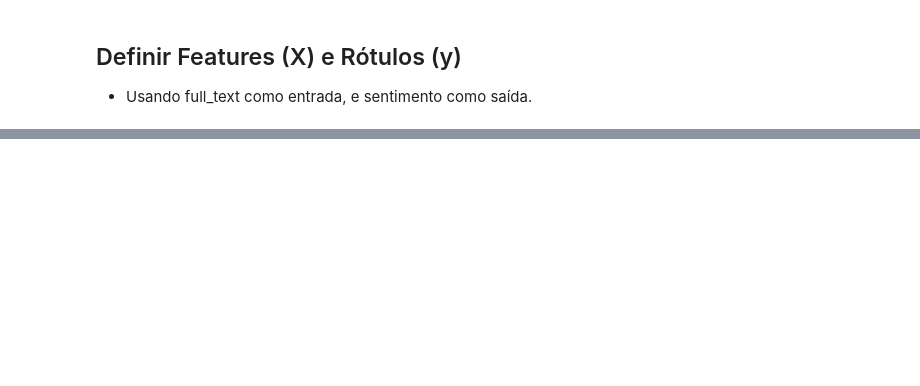
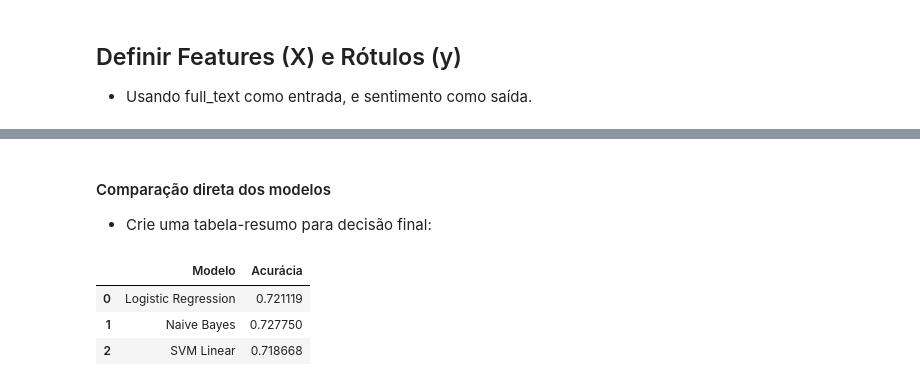
Before and after one commit to CidQueiroz/h12-sentiment-api, a Jupyter notebook: data-science/Analise_de_Sentimentos_de_Feedbacks.ipynb, the cells around one changed output, grey strips where cells are left out. Cells and saved outputs as stored; diff of their text form; code cells hidden in the pictures; blank space fills up the shorter version.

```diff
--- a/data-science/Analise_de_Sentimentos_de_Feedbacks.ipynb
+++ b/data-science/Analise_de_Sentimentos_de_Feedbacks.ipynb
@@ -432,0 +782,7 @@ Teste: (161969,)
+# %%
+y_pred_nb = nb_model.predict(X_test_tfidf)
+
+from sklearn.metrics import classification_report, accuracy_score
+
+print("Naive Bayes - Acurácia:", accuracy_score(y_test, y_pred_nb))
+print(classification_report(y_test, y_pred_nb))
@@ -432,0 +811,8 @@ Teste: (161969,)
+# %%
+# Importar e instanciar
+from sklearn.svm import LinearSVC
+
+svm_model = LinearSVC(
+    class_weight='balanced',
+    random_state=42
+)
@@ -432,0 +821,2 @@ Teste: (161969,)
+# %%
+svm_model.fit(X_train_tfidf, y_train)
@@ -432,0 +827,5 @@ Teste: (161969,)
+# %%
+y_pred_svm = svm_model.predict(X_test_tfidf)
+
+print("SVM - Acurácia:", accuracy_score(y_test, y_pred_svm))
+print(classification_report(y_test, y_pred_svm))
@@ -432,0 +843,21 @@ Teste: (161969,)
+# %% [markdown]
+#### Comparação direta dos modelos
+ - Crie uma tabela-resumo para decisão final:
+# %%
+import pandas as pd
+
+resultados = pd.DataFrame({
+    "Modelo": ["Logistic Regression", "Naive Bayes", "SVM Linear"],
+    "Acurácia": [
+        accuracy_score(y_test, y_pred),
+        accuracy_score(y_test, y_pred_nb),
+        accuracy_score(y_test, y_pred_svm)
+    ]
+})
+
+resultados
+# %% [output]
+|  | Modelo | Acurácia |
+| 0 | Logistic Regression | 0.721119 |
+| 1 | Naive Bayes | 0.727750 |
+| 2 | SVM Linear | 0.718668 |
```
Also changed, not shown: parts of 83 cells of this notebook, 4 other files.
